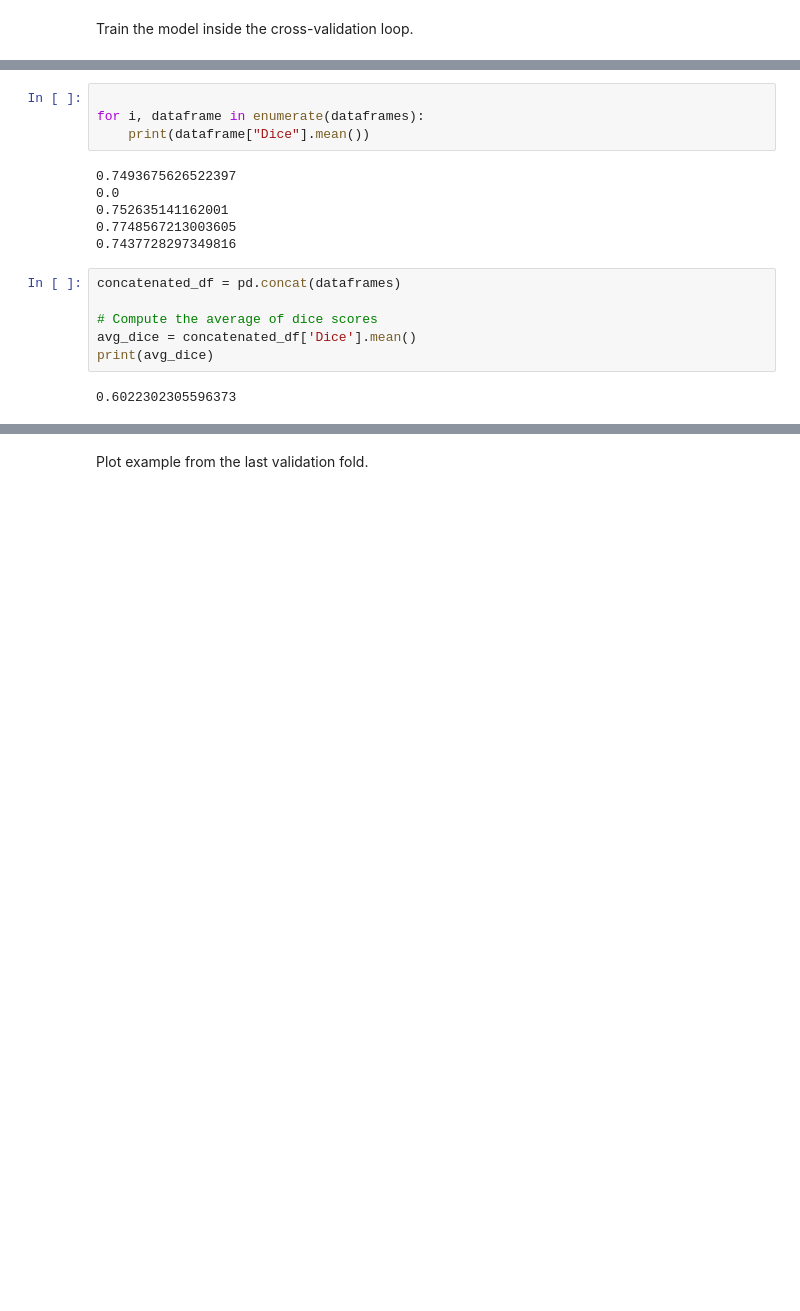
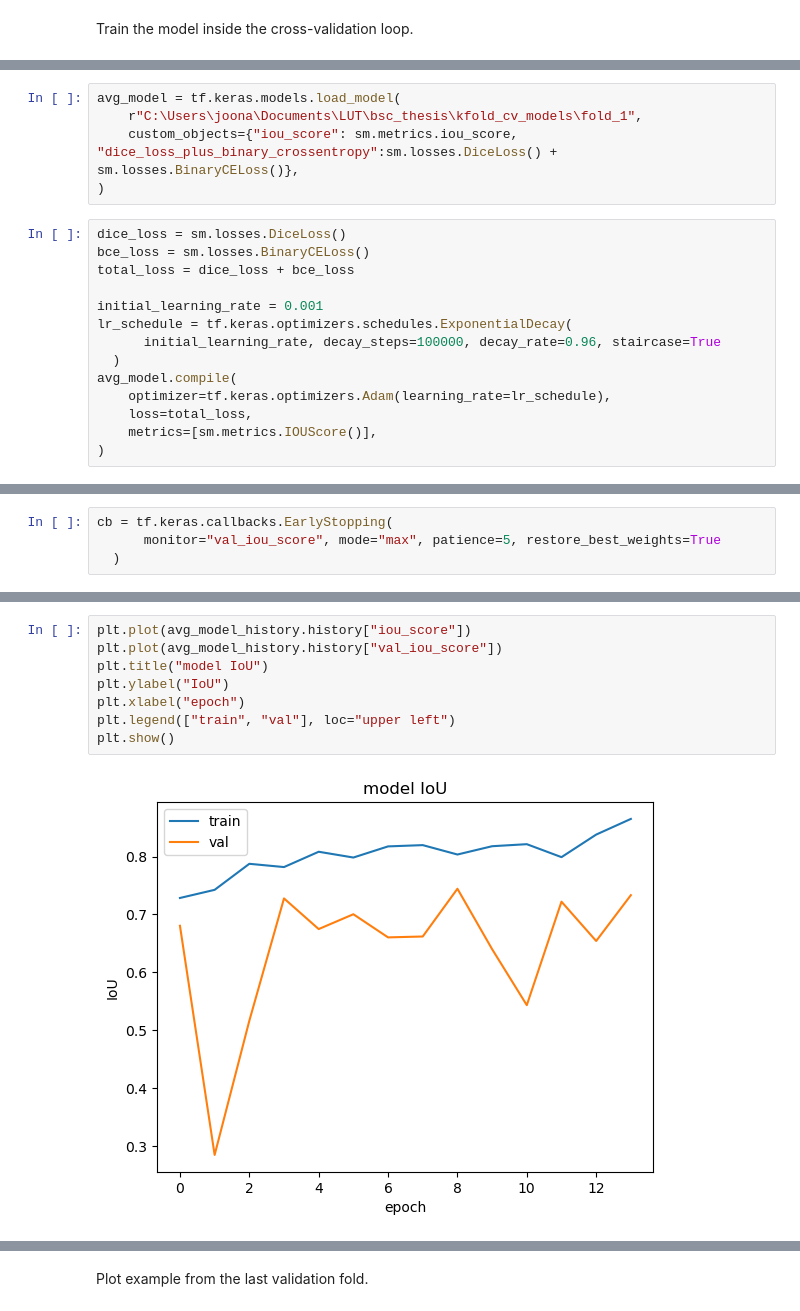
Before and after one commit to j00lie/thesis, a Jupyter notebook: train_5foldCV.ipynb, the cells around one changed output, grey strips where cells are left out. Drawn from its saved outputs; the diff is of its cells as text; blank space fills up the shorter version.

```diff
--- a/train_5foldCV.ipynb
+++ b/train_5foldCV.ipynb
@@ -210,0 +309,19 @@ Epoch 2/100
+# %%
+avg_model = tf.keras.models.load_model(
+    r"C:\Users\joona\Documents\LUT\bsc_thesis\kfold_cv_models\fold_1",
+    custom_objects={"iou_score": sm.metrics.iou_score, "dice_loss_plus_binary_crossentropy":sm.losses.DiceLoss() + sm.losses.BinaryCELoss()},
+)
+# %%
+dice_loss = sm.losses.DiceLoss()
+bce_loss = sm.losses.BinaryCELoss()
+total_loss = dice_loss + bce_loss
+
+initial_learning_rate = 0.001
+lr_schedule = tf.keras.optimizers.schedules.ExponentialDecay(
+      initial_learning_rate, decay_steps=100000, decay_rate=0.96, staircase=True
+  )
+avg_model.compile(
+    optimizer=tf.keras.optimizers.Adam(learning_rate=lr_schedule),
+    loss=total_loss,
+    metrics=[sm.metrics.IOUScore()],
+)
@@ -210,0 +330,4 @@ Epoch 2/100
+# %%
+cb = tf.keras.callbacks.EarlyStopping(
+      monitor="val_iou_score", mode="max", patience=5, restore_best_weights=True
+  )
@@ -242,18 +356,10 @@ plt.show()
-# %%
-
-for i, dataframe in enumerate(dataframes):
-    print(dataframe["Dice"].mean())
-# %% [output]
-0.7493675626522397
-0.0
-0.752635141162001
-0.7748567213003605
-0.7437728297349816
-# %%
-concatenated_df = pd.concat(dataframes)
-
-# Compute the average of dice scores
-avg_dice = concatenated_df['Dice'].mean()
-print(avg_dice)
-# %% [output]
-0.6022302305596373
+# %%
+plt.plot(avg_model_history.history["iou_score"])
+plt.plot(avg_model_history.history["val_iou_score"])
+plt.title("model IoU")
+plt.ylabel("IoU")
+plt.xlabel("epoch")
+plt.legend(["train", "val"], loc="upper left")
+plt.show()
+# %% [output]
+[figure, added]
```
Also changed, not shown: parts of 32 cells of this notebook, 1 other file.
